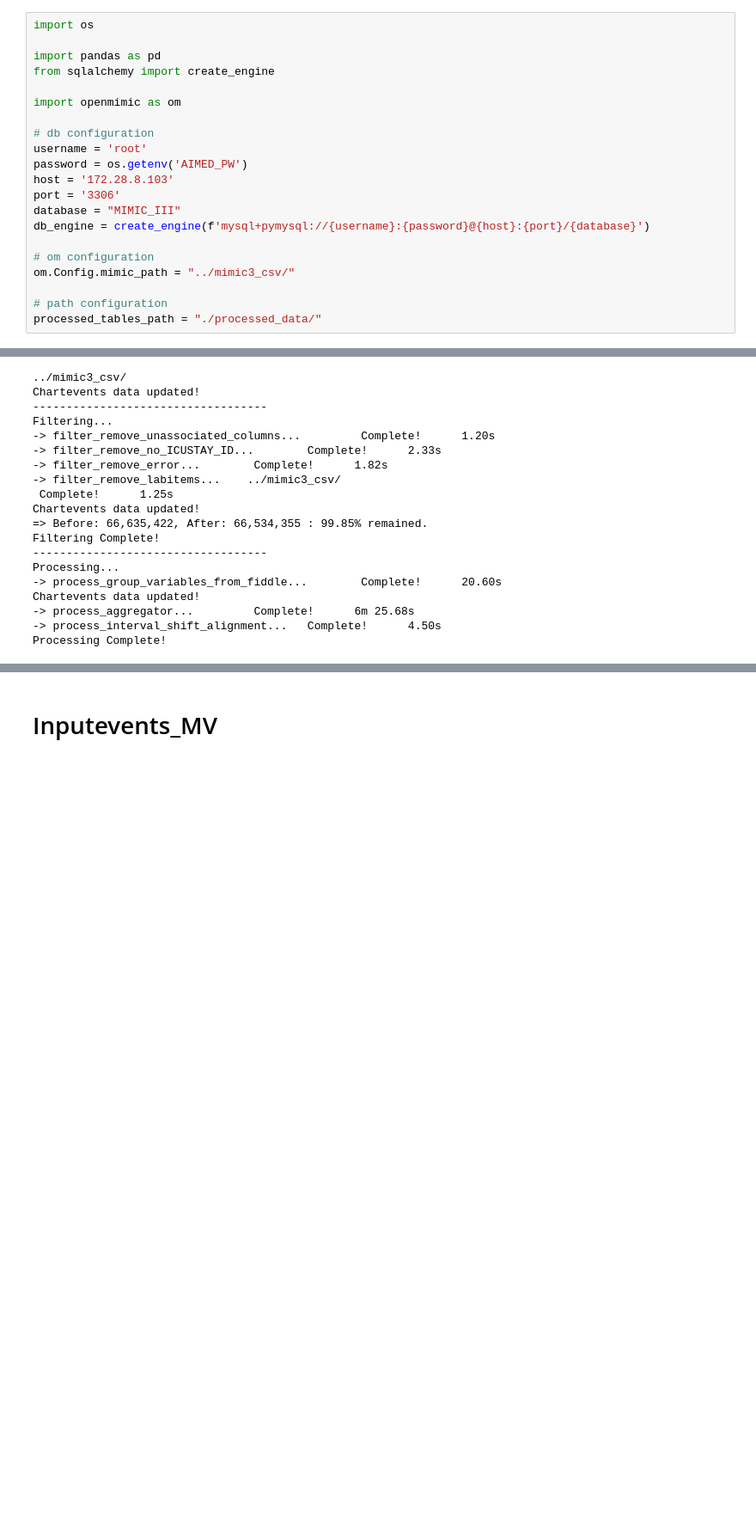
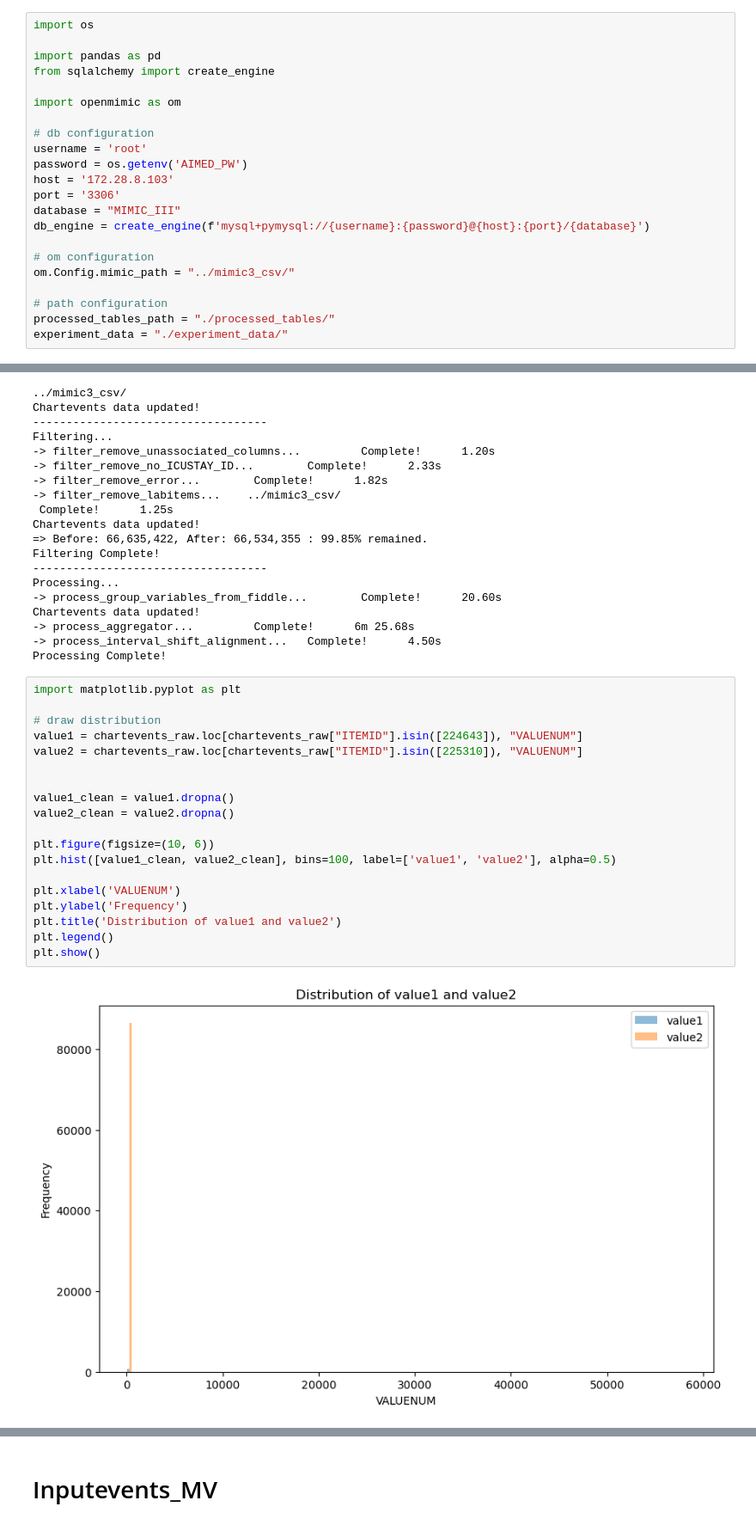
Before and after one commit to Harry-PARK/MIMIC_preprocessing, a Jupyter notebook: test.ipynb, the cells around one changed output, grey strips where cells are left out. Shown: that part at 86% size. Cells and saved outputs as stored; diff of their text form; blank space fills up the shorter version.

```diff
--- a/test.ipynb
+++ b/test.ipynb
@@ -18,7 +18,8 @@ db_engine = create_engine(f'mysql+pymysql://{username}:{password}@{host}:{port}/
 om.Config.mimic_path = "../mimic3_csv/"
 
 # path configuration
-processed_tables_path = "./processed_data/"
+processed_tables_path = "./processed_tables/"
+experiment_data = "./experiment_data/"
 # %%
 import importlib
 
@@ -105,3 +112,24 @@ Chartevents data updated!
 -> process_aggregator...         Complete!      6m 25.68s
 -> process_interval_shift_alignment...   Complete!      4.50s
 Processing Complete!
+# %%
+import matplotlib.pyplot as plt
+
+# draw distribution
+value1 = chartevents_raw.loc[chartevents_raw["ITEMID"].isin([224643]), "VALUENUM"]
+value2 = chartevents_raw.loc[chartevents_raw["ITEMID"].isin([225310]), "VALUENUM"]
+
+
+value1_clean = value1.dropna()
+value2_clean = value2.dropna()
+
+plt.figure(figsize=(10, 6))
+plt.hist([value1_clean, value2_clean], bins=100, label=['value1', 'value2'], alpha=0.5)
+
+plt.xlabel('VALUENUM')
+plt.ylabel('Frequency')
+plt.title('Distribution of value1 and value2')
+plt.legend()
+plt.show()
+# %% [output]
+[figure, added]
```
Also changed, not shown: parts of 8 cells of this notebook, 12 other files.
